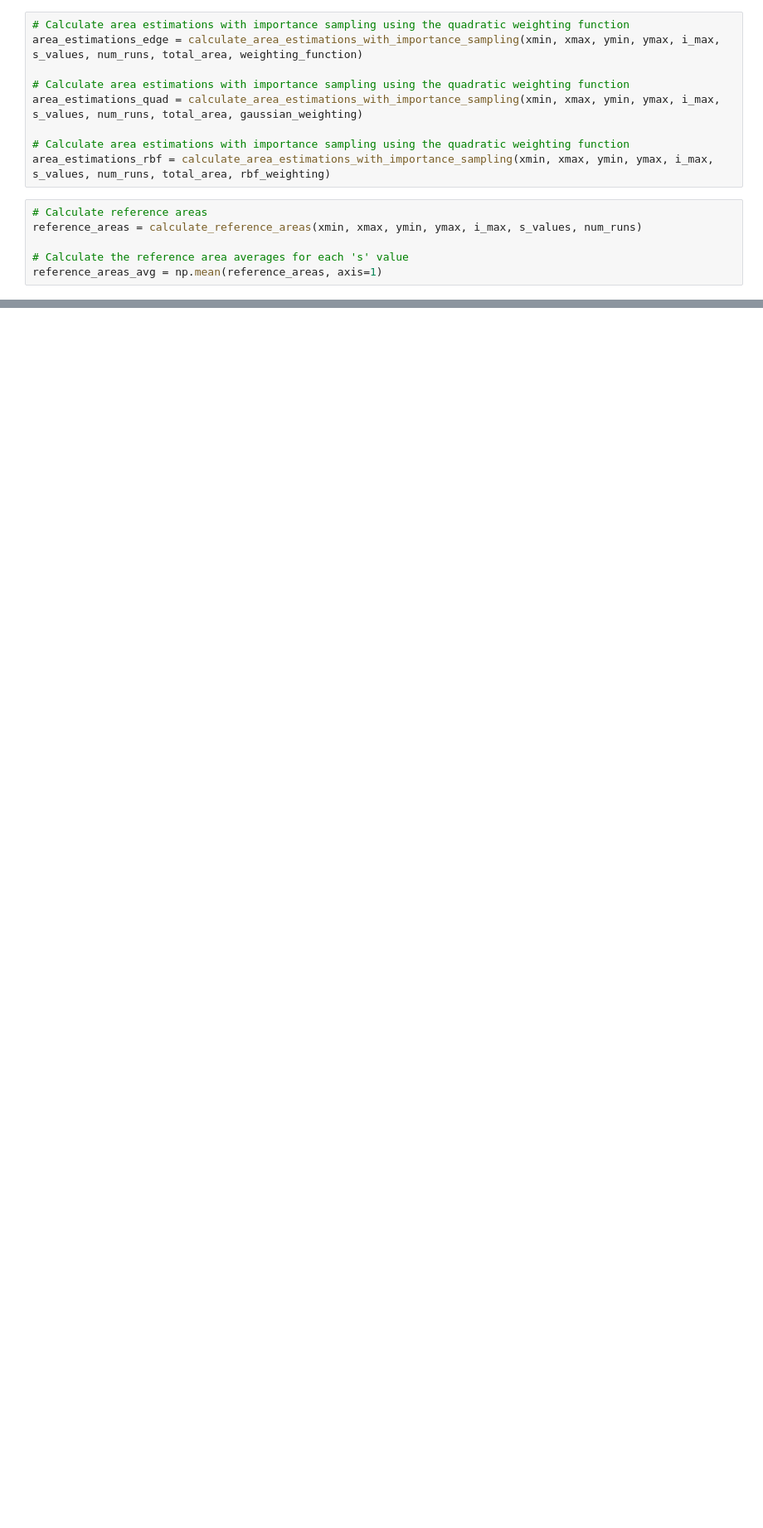
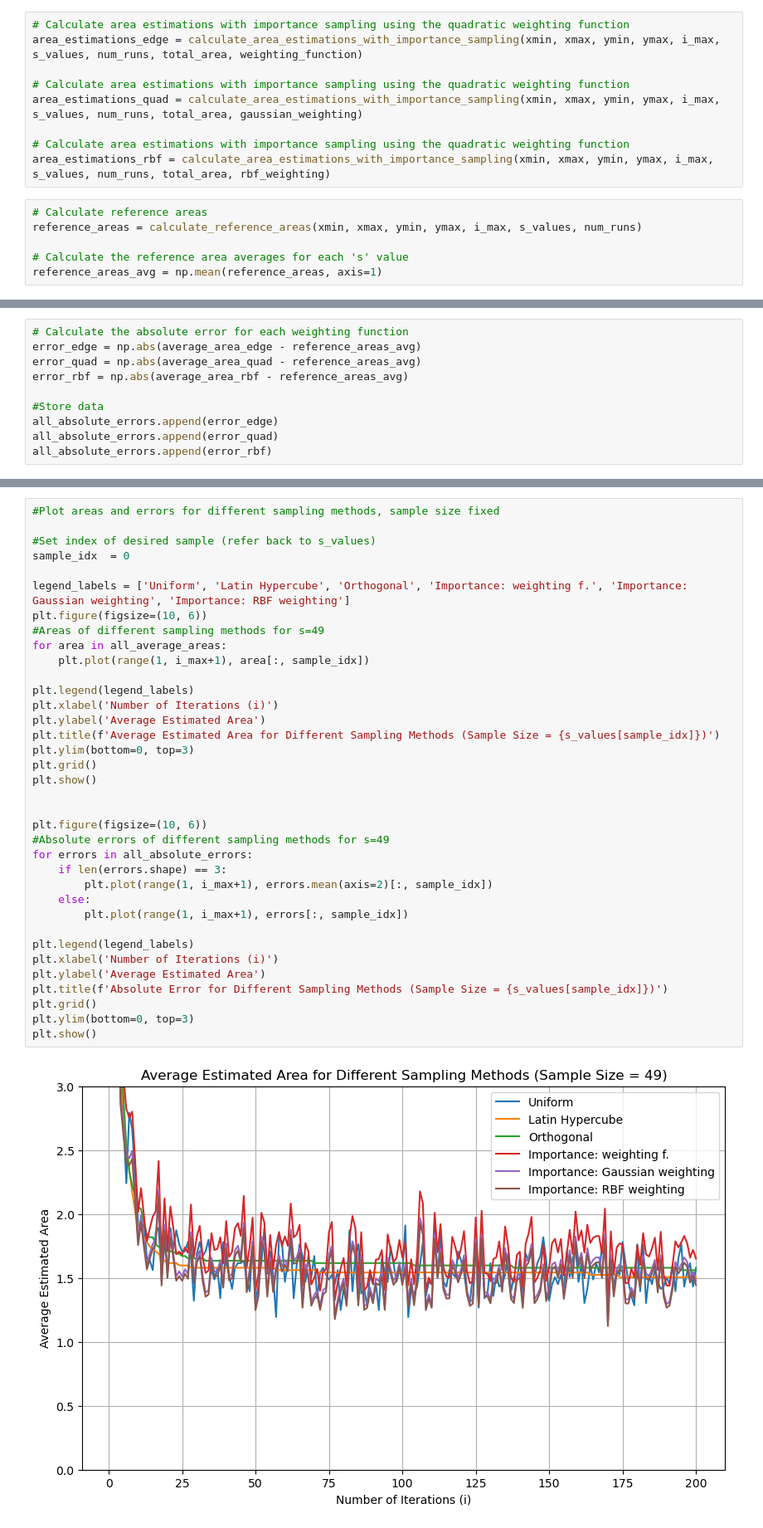
Before and after one commit to guoda23/stochastic_simulation_assignment_1, a Jupyter notebook: combined_sampling_methods.ipynb, the cells around one changed output, grey strips where cells are left out. Shown at 83% size. Drawn from its saved outputs; the diff is of its cells as text; blank space fills up the shorter version.

```diff
--- a/combined_sampling_methods.ipynb
+++ b/combined_sampling_methods.ipynb
@@ -534 +543,11 @@ plt.show()
+# %%
+# Calculate the absolute error for each weighting function
+error_edge = np.abs(average_area_edge - reference_areas_avg)
+error_quad = np.abs(average_area_quad - reference_areas_avg)
+error_rbf = np.abs(average_area_rbf - reference_areas_avg)
+
+#Store data
+all_absolute_errors.append(error_edge)
+all_absolute_errors.append(error_quad)
+all_absolute_errors.append(error_rbf)
 # %%
@@ -576,0 +597,38 @@ plt.show()
+# %%
+#Plot areas and errors for different sampling methods, sample size fixed
+
+#Set index of desired sample (refer back to s_values)
+sample_idx  = 0
+
+legend_labels = ['Uniform', 'Latin Hypercube', 'Orthogonal', 'Importance: weighting f.', 'Importance: Gaussian weighting', 'Importance: RBF weighting']
+plt.figure(figsize=(10, 6))
+#Areas of different sampling methods for s=49
+for area in all_average_areas:
+    plt.plot(range(1, i_max+1), area[:, sample_idx])
+
+plt.legend(legend_labels)
+plt.xlabel('Number of Iterations (i)')
+plt.ylabel('Average Estimated Area')
+plt.title(f'Average Estimated Area for Different Sampling Methods (Sample Size = {s_values[sample_idx]})')
+plt.ylim(bottom=0, top=3)
+plt.grid()
+plt.show()
+
+
+plt.figure(figsize=(10, 6))
+#Absolute errors of different sampling methods for s=49
+for errors in all_absolute_errors:
+    if len(errors.shape) == 3:
+        plt.plot(range(1, i_max+1), errors.mean(axis=2)[:, sample_idx])
+    else:
+        plt.plot(range(1, i_max+1), errors[:, sample_idx])
+
+plt.legend(legend_labels)
+plt.xlabel('Number of Iterations (i)')
+plt.ylabel('Average Estimated Area')
+plt.title(f'Absolute Error for Different Sampling Methods (Sample Size = {s_values[sample_idx]})')
+plt.grid()
+plt.ylim(bottom=0, top=3)
+plt.show()
+# %% [output]
+[figure, added]
```
Also changed, not shown: parts of 9 cells of this notebook.
